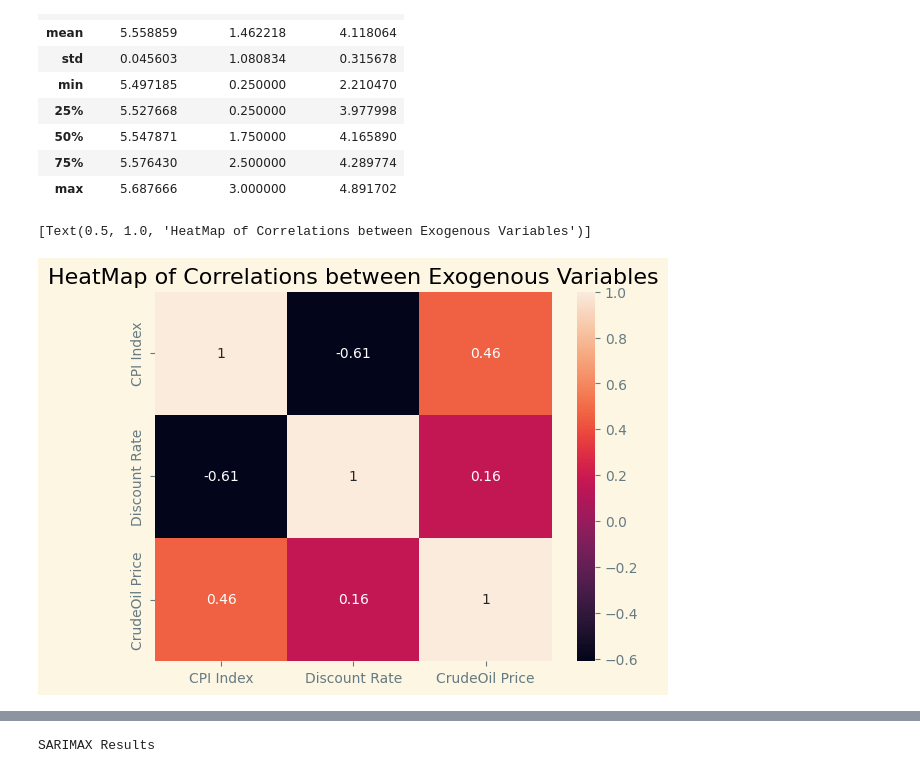
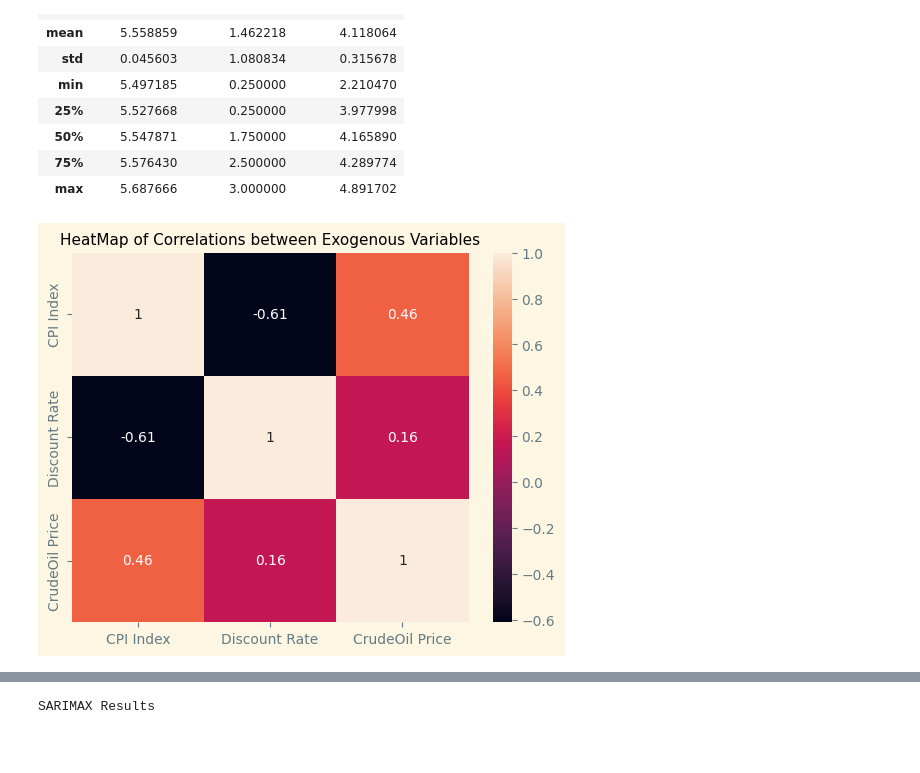
Before and after one commit to X99S5/Stock_Prediction_Model, a Jupyter notebook: Assignment.ipynb, the cells around one changed output, grey strips where cells are left out. Saved outputs shown, nothing was run; the diff lists cells and outputs as text; code cells hidden in the pictures; blank space fills up the shorter version.

```diff
--- a/Assignment.ipynb
+++ b/Assignment.ipynb
@@ -261,9 +317,10 @@ exogenousdf.describe()
 | max | 5.687666 | 3.000000 | 4.891702 |
 # %%
 c = exogenousdf.corr()
-sns.heatmap(c,annot=True).set(title='HeatMap of Correlations between Exogenous Variables')
+sns.heatmap(c,annot=True)
+plt.title("HeatMap of Correlations between Exogenous Variables",fontsize=11)
+plt.savefig('src/Graphs/HeatMap of Correlations between Exogenous Variables.png')
 # %% [output]
-[Text(0.5, 1.0, 'HeatMap of Correlations between Exogenous Variables')]
-[figure, old version]
+[figure, new version]
 # %%
 sns.pairplot(exogenousdf)
```
Also changed, not shown: parts of 37 cells of this notebook.
